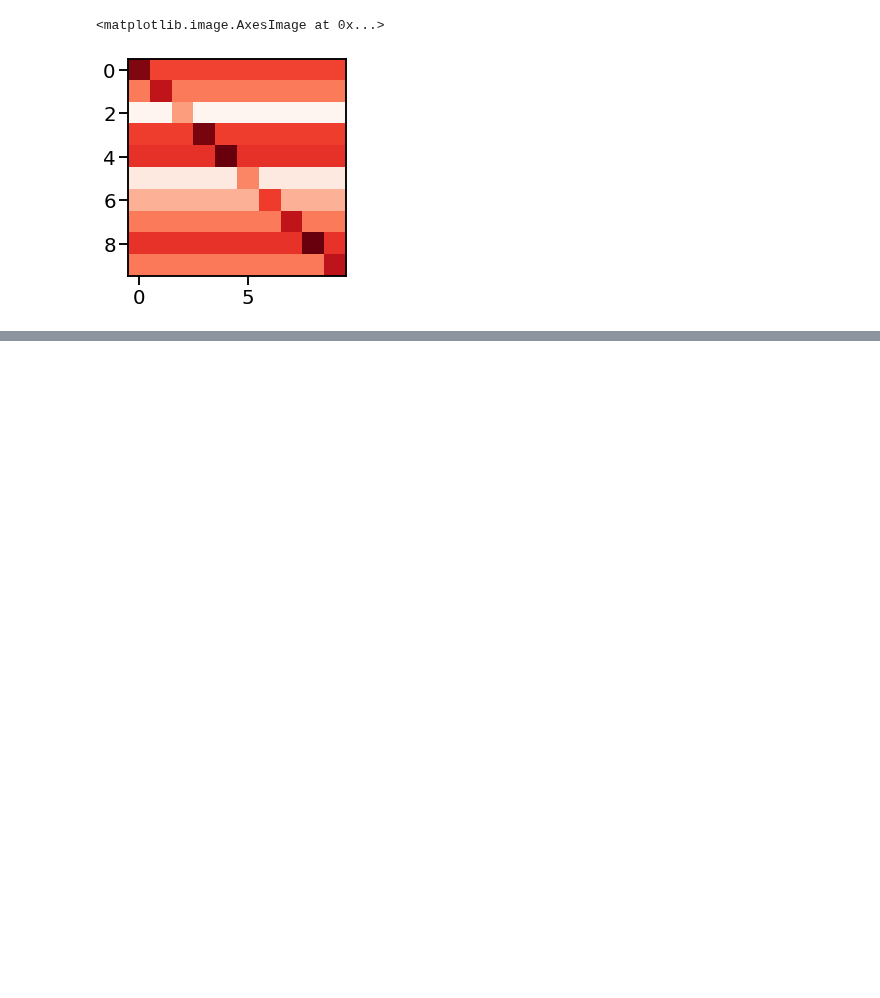
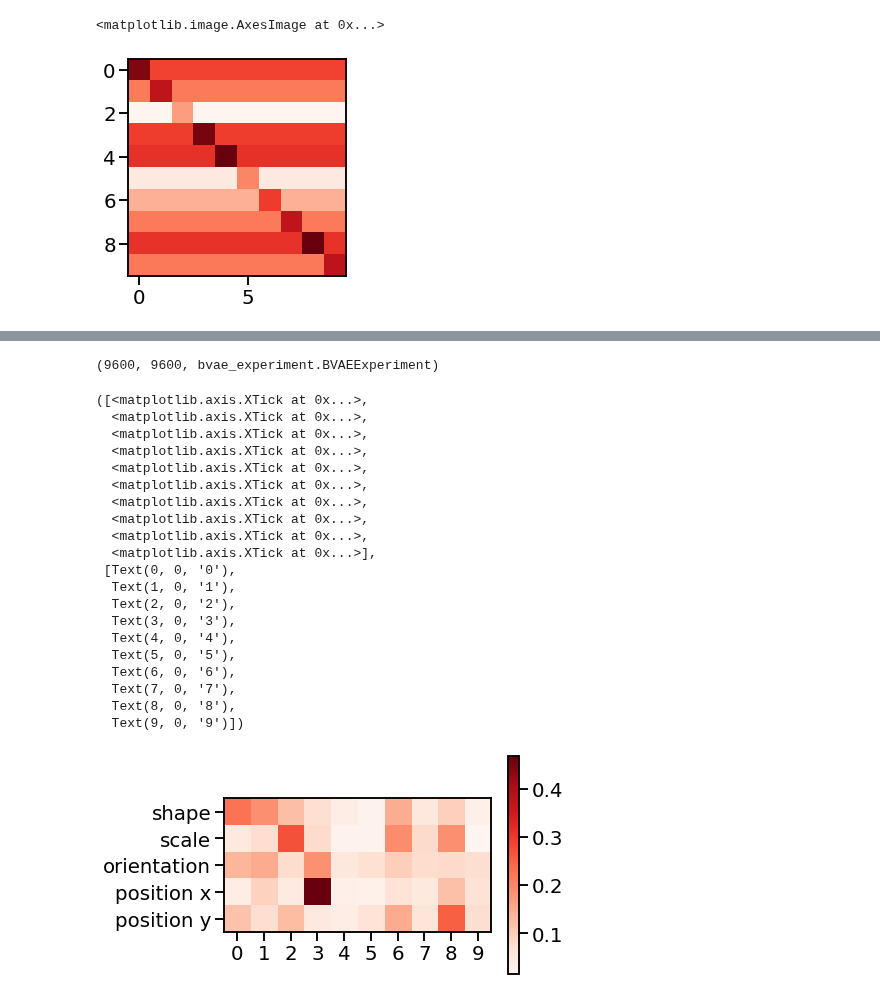
Before and after one commit to muhammadyaseen/vae-disentanglement, a Jupyter notebook: notebooks/PerturbationTesting.ipynb, the cells around one changed output, grey strips where cells are left out. Drawn from its saved outputs; the diff is of its cells as text; code cells hidden in the pictures; blank space fills up the shorter version.

```diff
--- a/notebooks/PerturbationTesting.ipynb
+++ b/notebooks/PerturbationTesting.ipynb
@@ -188,0 +215,8 @@ plt.imshow(diffs[2][2].cpu().numpy().T, cmap='Reds')
+# %%
+current_device = torch.device("cuda:0")
+dataset='dsprites_correlated'
+checkpoint_path="../models/epoch=49-step=576000.ckpt"
+os.environ['DISENTANGLEMENT_LIB_DATA'] = '../datasets'
+
+model, activations, data_loader  = model_and_activations(current_device,  dataset, checkpoint_path, l_dim=5, num_batches=150,
+                                                        activation_type='for_scatter')
@@ -188,0 +231,55 @@ plt.imshow(diffs[2][2].cpu().numpy().T, cmap='Reds')
+# %%
+len(mus), len(labels), type(model)
+# %% [output]
+(9600, 9600, bvae_experiment.BVAEExperiment)
+# %%
+from sklearn.ensemble import GradientBoostingClassifier
+
+mus, labels = activations
+gbt_models = {}
+feature_imps = []
+train_acc = []
+test_acc = []
+factors = ["shape", "scale", "orientation", "position x", "position y"]
+N = len(mus)
+T = N - 1000 # 100 points for test
+
+for current_factor in range(len(factors)):
+
+    X_train, X_test = mus[:T, :], mus[T:, :]
+    y_train, y_test = labels[:T, current_factor], labels[T:, current_factor]
+
+    gbt_models[factors[current_factor]] = GradientBoostingClassifier().fit(X_train, y_train)
+
+    feature_imps.append(gbt_models[factors[current_factor]].feature_importances_.reshape(1, X_train.shape[1]))
+
+    train_acc.append(np.mean(gbt_models[factors[current_factor]].predict(X_train) == y_train))
+    test_acc.append(np.mean(gbt_models[factors[current_factor]].predict(X_test) == y_test))
+# %%
+feature_imps_cat =np.concatenate(feature_imps, axis=0)
+plt.imshow(feature_imps_cat, cmap='Reds')
+plt.colorbar()
+plt.yticks(ticks=range(len(factors)), labels=factors)
+plt.xticks(ticks=range(10), labels=range(10))
+# %% [output]
+([<matplotlib.axis.XTick at 0x...>,
+  <matplotlib.axis.XTick at 0x...>,
+  <matplotlib.axis.XTick at 0x...>,
+  <matplotlib.axis.XTick at 0x...>,
+  <matplotlib.axis.XTick at 0x...>,
+  <matplotlib.axis.XTick at 0x...>,
+  <matplotlib.axis.XTick at 0x...>,
+  <matplotlib.axis.XTick at 0x...>,
+  <matplotlib.axis.XTick at 0x...>,
+  <matplotlib.axis.XTick at 0x...>],
+ [Text(0, 0, '0'),
+  Text(1, 0, '1'),
+  Text(2, 0, '2'),
+  Text(3, 0, '3'),
+  Text(4, 0, '4'),
+  Text(5, 0, '5'),
+  Text(6, 0, '6'),
+  Text(7, 0, '7'),
+  Text(8, 0, '8'),
+  Text(9, 0, '9')])
+[figure, added]
```
Also changed, not shown: parts of 26 cells of this notebook, 7 other files.
